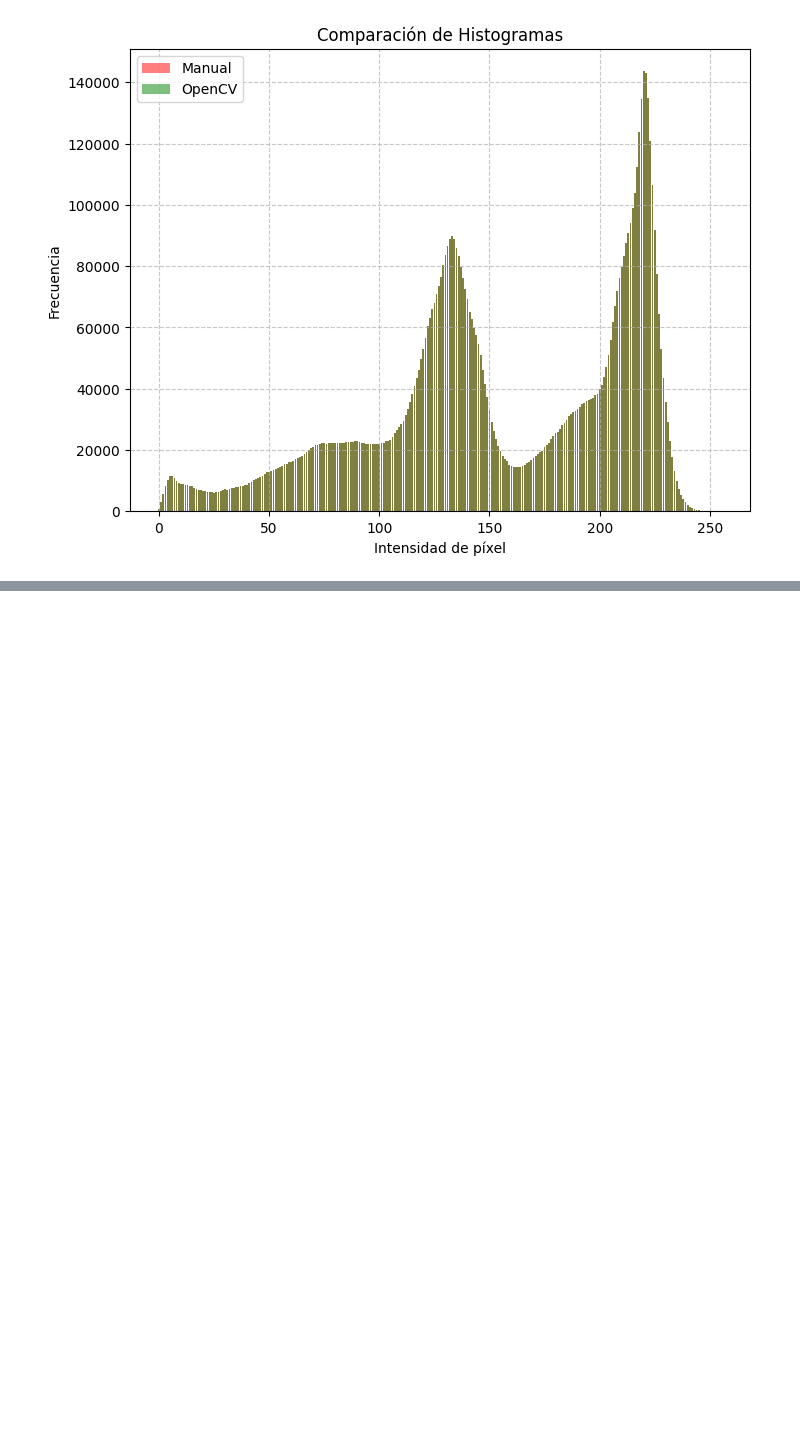
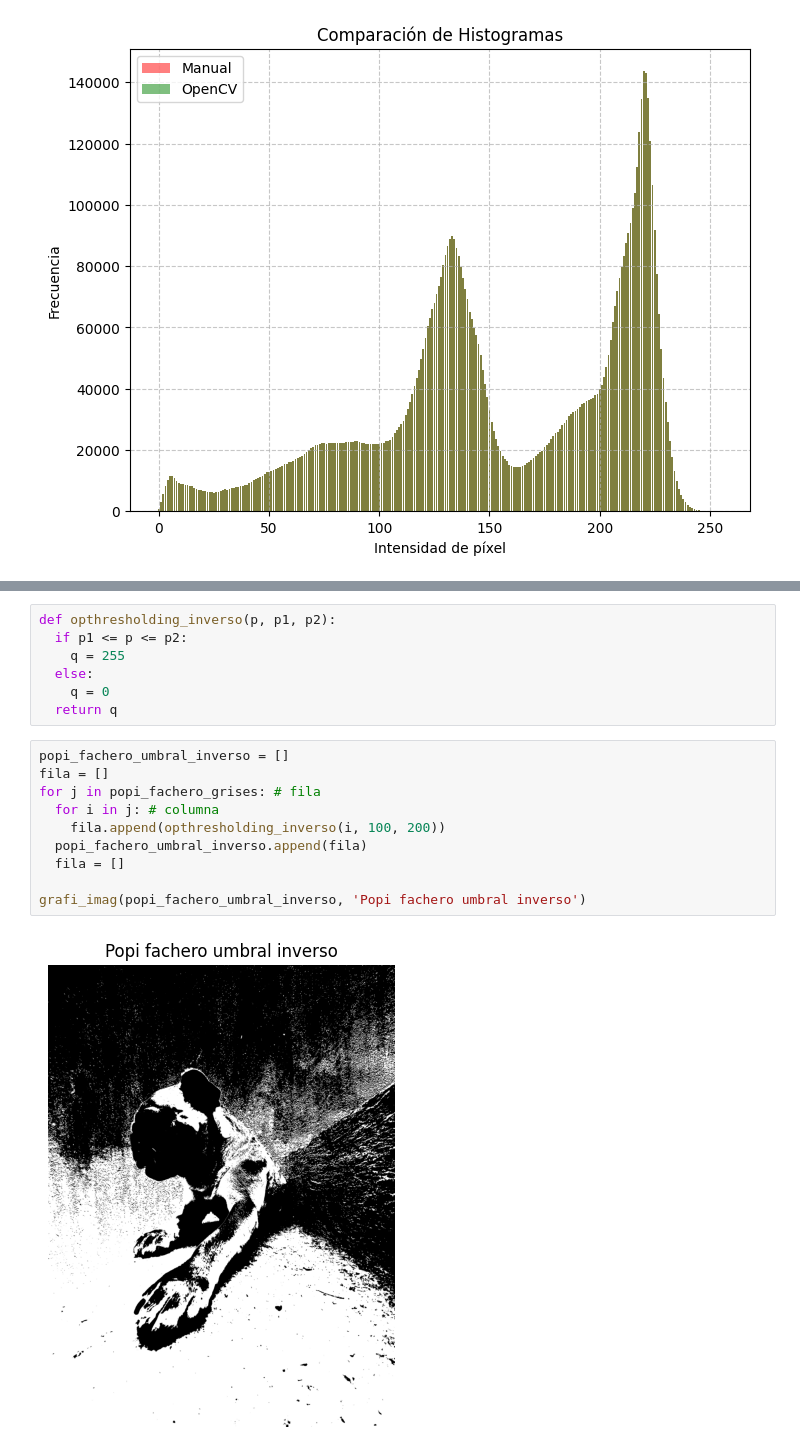
Before and after one commit to RojasG4mer/Fundamentos-de-Procesamiento-Digital-de-Imagenes, a Jupyter notebook: Operaciones_a_nivel_pixel_01.ipynb, the cells around one changed output, grey strips where cells are left out. Saved outputs shown, nothing was run; the diff lists cells and outputs as text; blank space fills up the shorter version.

```diff
--- a/Operaciones_a_nivel_pixel_01.ipynb
+++ b/Operaciones_a_nivel_pixel_01.ipynb
@@ -105,0 +192,19 @@ plt.show()
+# %%
+def opthresholding_inverso(p, p1, p2):
+  if p1 <= p <= p2:
+    q = 255
+  else:
+    q = 0
+  return q
+# %%
+popi_fachero_umbral_inverso = []
+fila = []
+for j in popi_fachero_grises: # fila
+  for i in j: # columna
+    fila.append(opthresholding_inverso(i, 100, 200))
+  popi_fachero_umbral_inverso.append(fila)
+  fila = []
+
+grafi_imag(popi_fachero_umbral_inverso, 'Popi fachero umbral inverso')
+# %% [output]
+[figure, added]
```
Also changed, not shown: parts of 27 cells of this notebook.
